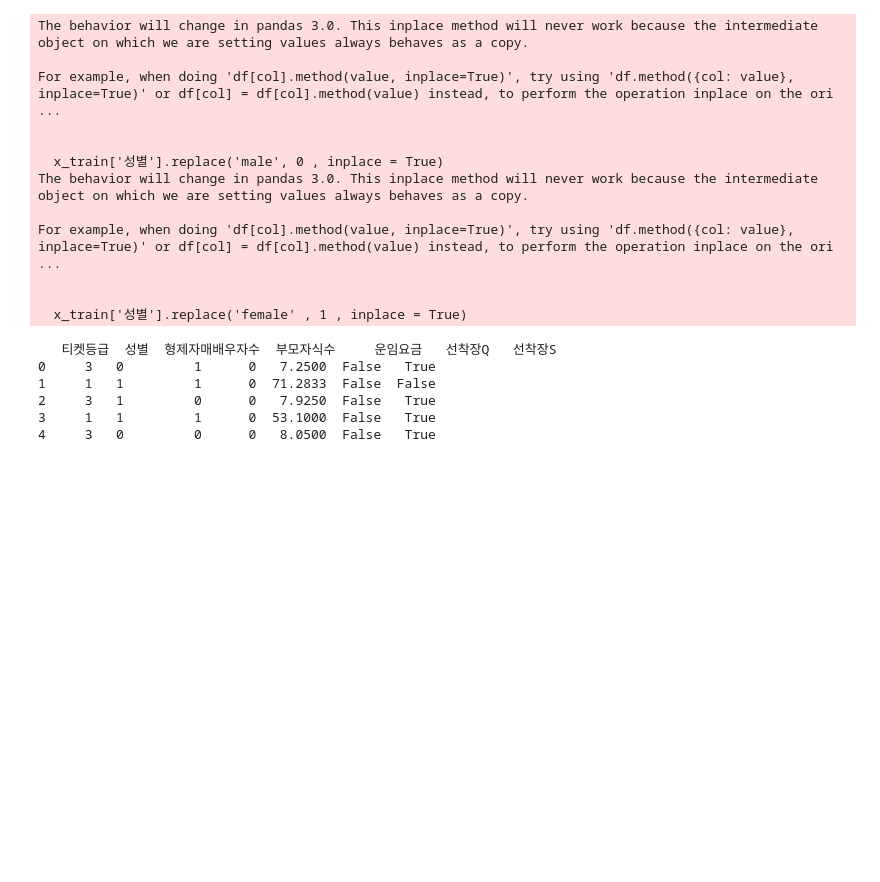
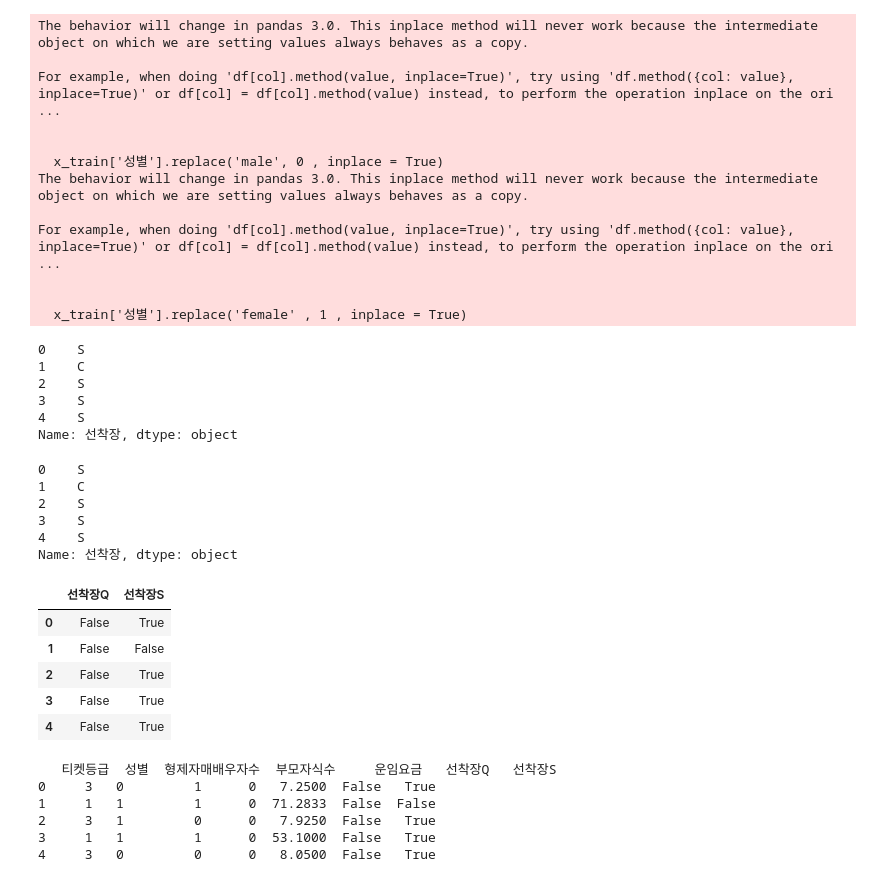
Before and after one commit to BOKJUNSOO/bigdataanalysis, a Jupyter notebook: projectform2/2ClassModel.ipynb, the cells around one changed output. Saved outputs shown, nothing was run; the diff lists cells and outputs as text; code cells hidden in the pictures; blank space fills up the shorter version.

```diff
--- a/projectform2/2ClassModel.ipynb
+++ b/projectform2/2ClassModel.ipynb
@@ -148,6 +148,16 @@ For example, when doing 'df[col].method(value, inplace=True)', try using 'df.met
 
 
   x_train['성별'].replace('female' , 1 , inplace = True)
+# %%
+# 13번 셀과 비교하기!
+x_train['선착장'].head()
+# %% [output]
+0    S
+1    C
+2    S
+3    S
+4    S
+Name: 선착장, dtype: object
 # %%
 # x_train 선착장 칼럼에대해 원핫 인코딩 수행한후 선착장_dummy에 저장하기
 
@@ -156,7 +166,20 @@ For example, when doing 'df[col].method(value, inplace=True)', try using 'df.met
              .rename(columns ={'Q':'선착장Q', 'S':'선착장S'})
              )
 x_train = pd.concat([x_train , 선착장_dummy] , axis = 1)
-
-
-# '선착장' 칼럼 삭제하기
-x_train.drop(columns = '선착장' , inplace = True)
+# %% [output]
+0    S
+1    C
+2    S
+3    S
+4    S
+Name: 선착장, dtype: object
+# %%
+# 11번 셀과 원핫인코딩 수행후 결과 비교하기
+x_train[['선착장Q' , '선착장S']].head()
+# %% [output]
+|  | 선착장Q | 선착장S |
+| 0 | False | True |
+| 1 | False | False |
+| 2 | False | True |
+| 3 | False | True |
+| 4 | False | True |
```
Also changed, not shown: parts of 2 cells of this notebook, 1 other file.
